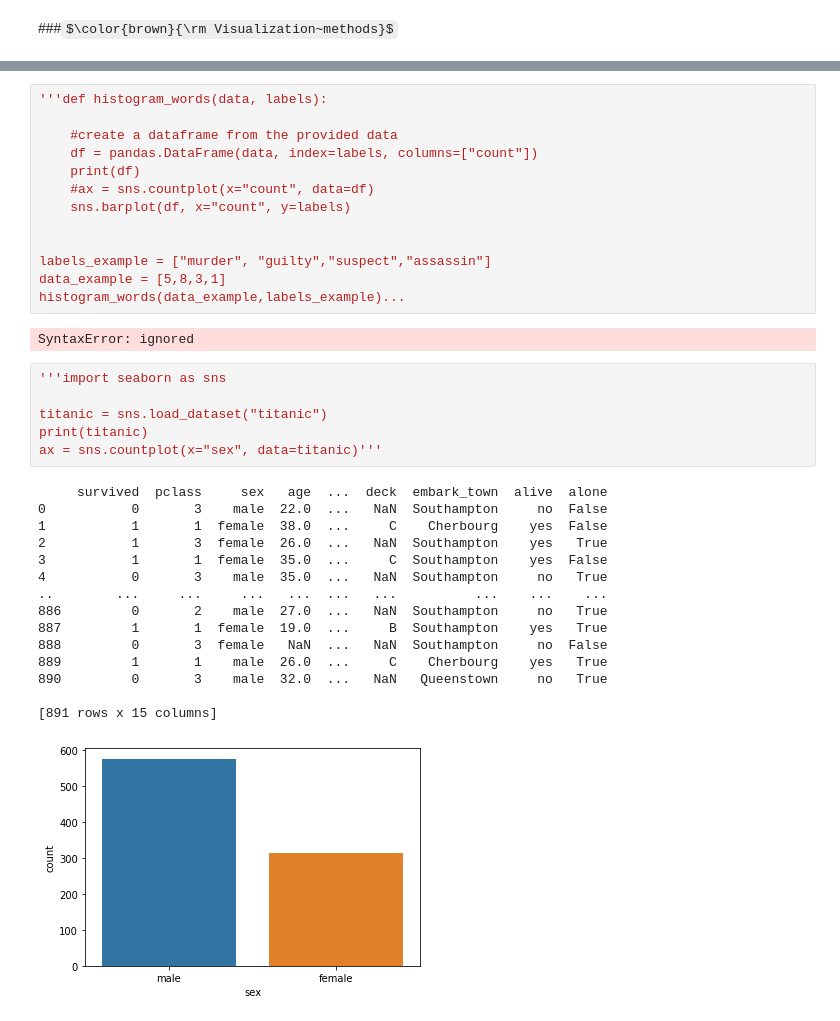
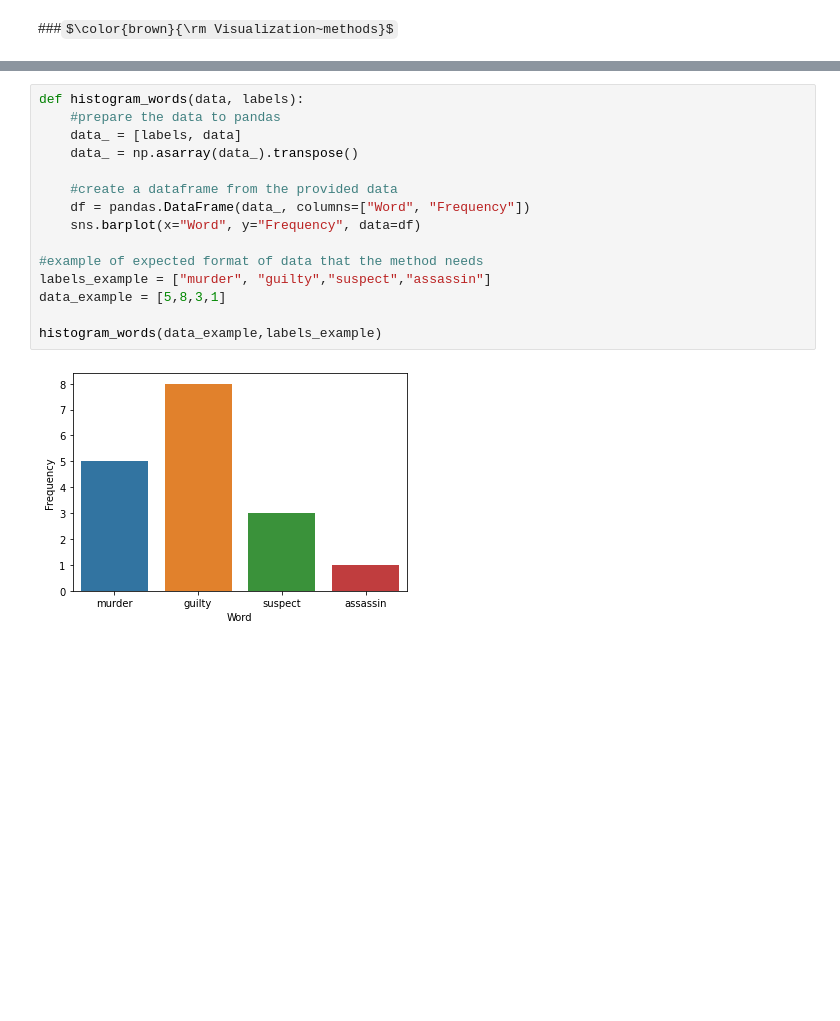
Before and after one commit to edponce/DoyleInvestigators, a Jupyter notebook: Project1_NLP.ipynb, the cells around one changed output, grey strips where cells are left out. Drawn from its saved outputs; the diff is of its cells as text; some formulas as TeX source; blank space fills up the shorter version.

```diff
--- a/Project1_NLP.ipynb
+++ b/Project1_NLP.ipynb
@@ -466,39 +466,19 @@ visualize_co_occurrence(data_example,rows_example,columns_example)
 # %% [output]
 [figure]
 # %%
-'''def histogram_words(data, labels):
+def histogram_words(data, labels):
+    #prepare the data to pandas
+    data_ = [labels, data]
+    data_ = np.asarray(data_).transpose()
 
     #create a dataframe from the provided data
-    df = pandas.DataFrame(data, index=labels, columns=["count"])
-    print(df)
-    #ax = sns.countplot(x="count", data=df)
-    sns.barplot(df, x="count", y=labels)
+    df = pandas.DataFrame(data_, columns=["Word", "Frequency"])
+    sns.barplot(x="Word", y="Frequency", data=df)
 
-
+#example of expected format of data that the method needs
 labels_example = ["murder", "guilty","suspect","assassin"]
 data_example = [5,8,3,1]
-histogram_words(data_example,labels_example)...
+
+histogram_words(data_example,labels_example)
 # %% [output]
-SyntaxError: ignored
+[figure, added]
-# %%
-'''import seaborn as sns
-
-titanic = sns.load_dataset("titanic")
-print(titanic)
-ax = sns.countplot(x="sex", data=titanic)'''
-# %% [output]
-     survived  pclass     sex   age  ...  deck  embark_town  alive  alone
-0           0       3    male  22.0  ...   NaN  Southampton     no  False
-1           1       1  female  38.0  ...     C    Cherbourg    yes  False
-2           1       3  female  26.0  ...   NaN  Southampton    yes   True
-3           1       1  female  35.0  ...     C  Southampton    yes  False
-4           0       3    male  35.0  ...   NaN  Southampton     no   True
-..        ...     ...     ...   ...  ...   ...          ...    ...    ...
-886         0       2    male  27.0  ...   NaN  Southampton     no   True
-887         1       1  female  19.0  ...     B  Southampton    yes   True
-888         0       3  female   NaN  ...   NaN  Southampton     no  False
-889         1       1    male  26.0  ...     C    Cherbourg    yes   True
-890         0       3    male  32.0  ...   NaN   Queenstown     no   True
-
-[891 rows x 15 columns]
-[figure, removed]
```
Also changed, not shown: parts of 1 cell of this notebook.
